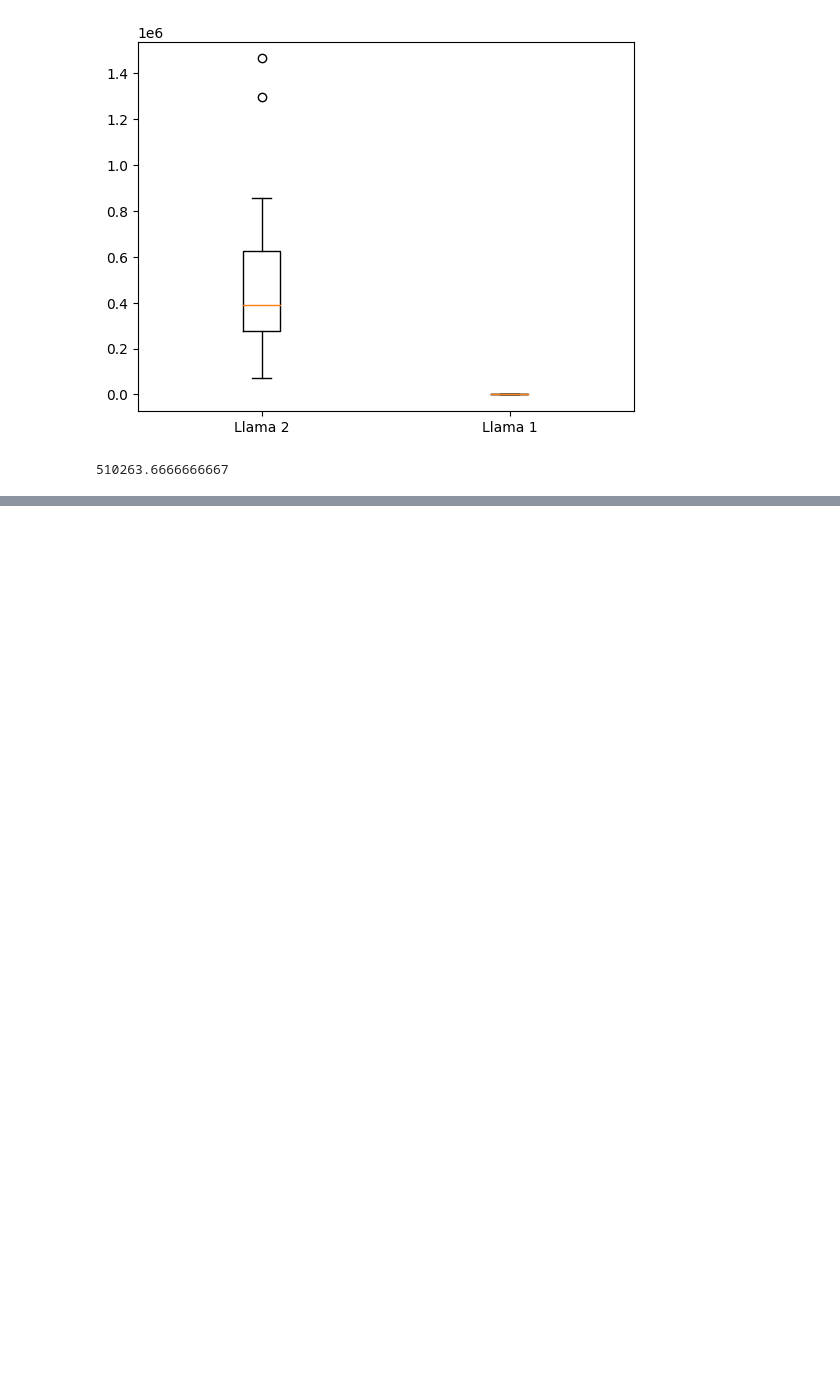
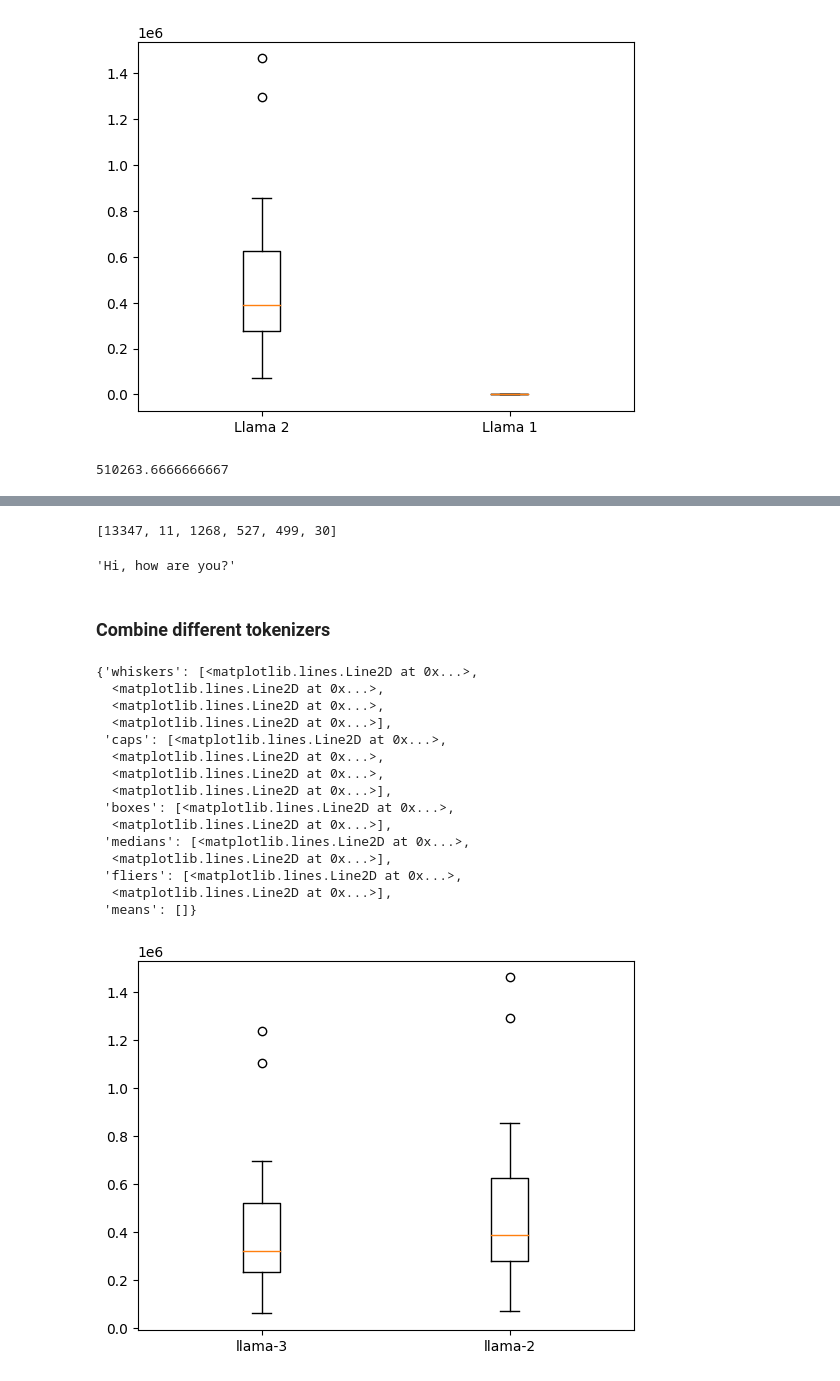
Before and after one commit to DenisovNikita/long_context_LLMs, a Jupyter notebook: notebooks/calculate_tokens_with_different_tokenizers.ipynb, the cells around one changed output, grey strips where cells are left out. Drawn from its saved outputs; the diff is of its cells as text; code cells hidden in the pictures; blank space fills up the shorter version.

Commit message:
Infer Llama 3 tokenizer too

```diff
--- a/notebooks/calculate_tokens_with_different_tokenizers.ipynb
+++ b/notebooks/calculate_tokens_with_different_tokenizers.ipynb
@@ -77,0 +85,49 @@ np.mean(list(book_to_tokens.values()))
+# %%
+tokenizer = Tokenizer("../../llama3/Meta-Llama-3-8B/tokenizer.model")
+# %%
+tokenizer.encode("Hi, how are you?", bos=False, eos=False)
+# %% [output]
+[13347, 11, 1268, 527, 499, 30]
+# %%
+tokenizer.decode([13347, 11, 1268, 527, 499, 30])
+# %% [output]
+'Hi, how are you?'
+# %%
+dir_path = Path("../artifacts/book_full_texts/")
+book_to_tokens = dict()
+for file in dir_path.glob("*.txt"):
+    with open(file, "r") as f:
+        num_tokens = len(tokenizer.encode(f.read(), bos=False, eos=False))
+    book_to_tokens[file.stem] = num_tokens
+# %%
+with open("../artifacts/tokens/books/llama-3.json", "w") as f:
+    json.dump(book_to_tokens, f, indent=2, ensure_ascii=False)
+# %% [markdown]
+### Combine different tokenizers
+# %%
+import matplotlib.pyplot as plt
+
+values = []
+labels = []
+for file in Path("../artifacts/tokens/books/").glob("*"):
+    labels.append(file.stem)
+    with open(file, "r") as f:
+        values.append(list(json.load(f).values()))
+plt.boxplot(values, labels=labels)
+# %% [output]
+{'whiskers': [<matplotlib.lines.Line2D at 0x...>,
+  <matplotlib.lines.Line2D at 0x...>,
+  <matplotlib.lines.Line2D at 0x...>,
+  <matplotlib.lines.Line2D at 0x...>],
+ 'caps': [<matplotlib.lines.Line2D at 0x...>,
+  <matplotlib.lines.Line2D at 0x...>,
+  <matplotlib.lines.Line2D at 0x...>,
+  <matplotlib.lines.Line2D at 0x...>],
+ 'boxes': [<matplotlib.lines.Line2D at 0x...>,
+  <matplotlib.lines.Line2D at 0x...>],
+ 'medians': [<matplotlib.lines.Line2D at 0x...>,
+  <matplotlib.lines.Line2D at 0x...>],
+ 'fliers': [<matplotlib.lines.Line2D at 0x...>,
+  <matplotlib.lines.Line2D at 0x...>],
+ 'means': []}
+[figure, added]
```
Also changed, not shown: parts of 3 cells of this notebook, 2 other files.
